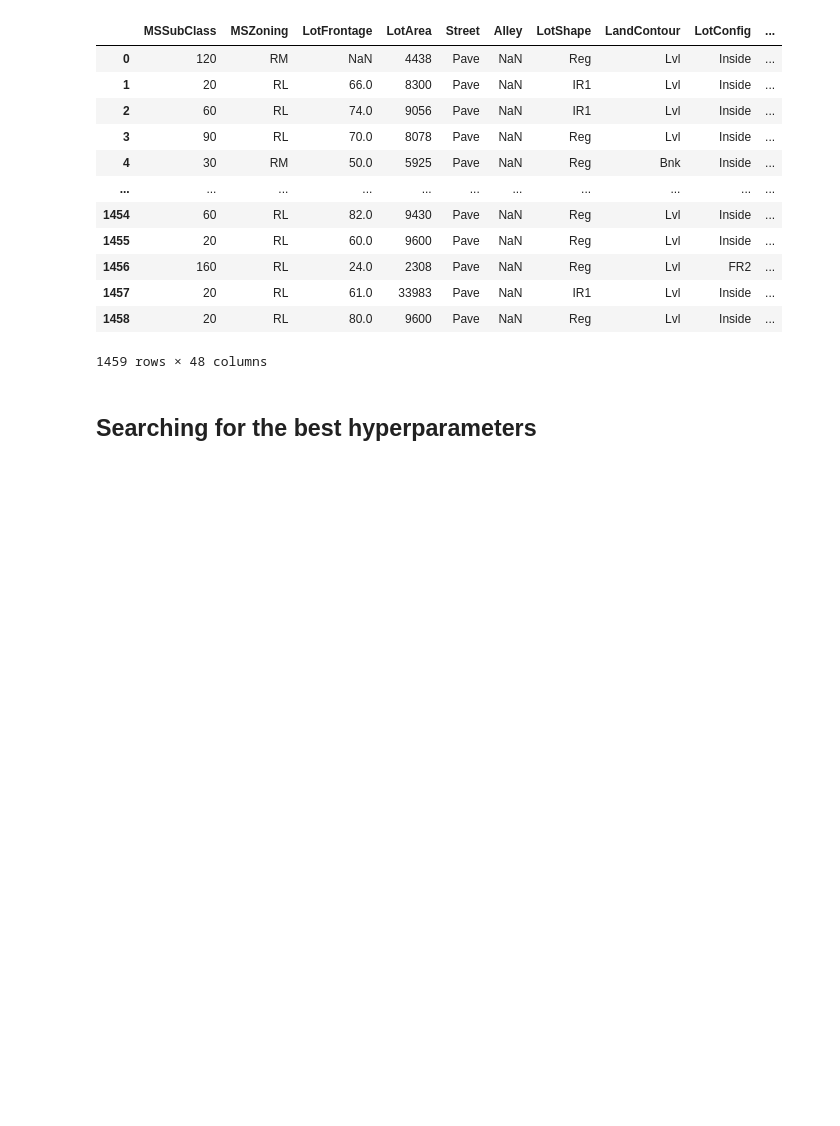
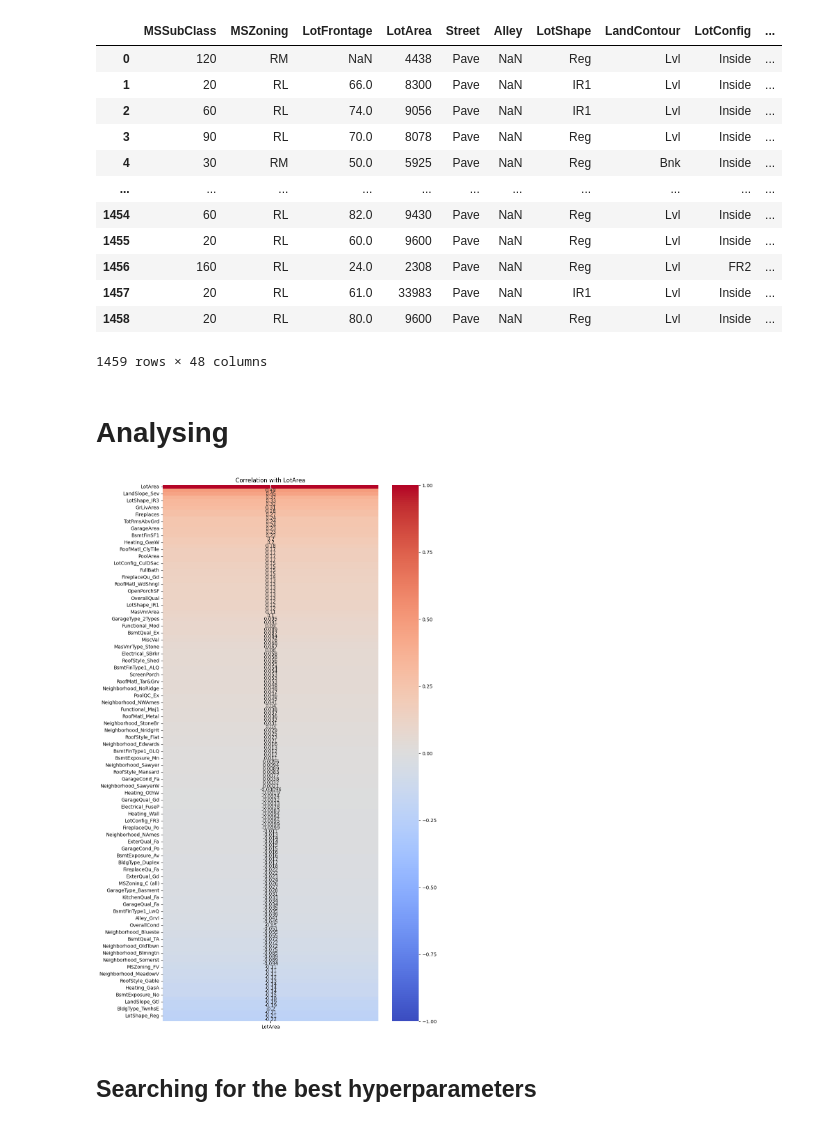
Before and after one commit to LeRoiBof/ML-Project, a Jupyter notebook: ML1_Project_XBG.ipynb, the cells around one changed output. Drawn from its saved outputs; the diff is of its cells as text; code cells hidden in the pictures; blank space fills up the shorter version.

```diff
--- a/ML1_Project_XBG.ipynb
+++ b/ML1_Project_XBG.ipynb
@@ -142,6 +140,22 @@ Index([], dtype='object')
 | 1457 | 20 | RL | 61.0 | 33983 | Pave | NaN | IR1 | Lvl | Inside | ... |
 | 1458 | 20 | RL | 80.0 | 9600 | Pave | NaN | Reg | Lvl | Inside | ... |
 1459 rows × 48 columns
+# %% [markdown]
+# Analysing
+# %%
+encoded_df = pd.get_dummies(df_train)
+
+# Correlation VS LotArea
+corr = encoded_df.corr()
+
+sorted_corr = corr['LotArea'].sort_values(ascending=False)
+
+plt.figure(figsize=(10, 20))
+sns.heatmap(sorted_corr.to_frame(), cmap='coolwarm', annot=True, vmin=-1, vmax=1)
+plt.title('Correlation with LotArea')
+plt.show()
+# %% [output]
+[figure, added]
 # %% [markdown]
 ## Searching for the best hyperparameters
 # %%
```
Also changed, not shown: parts of 7 cells of this notebook.
